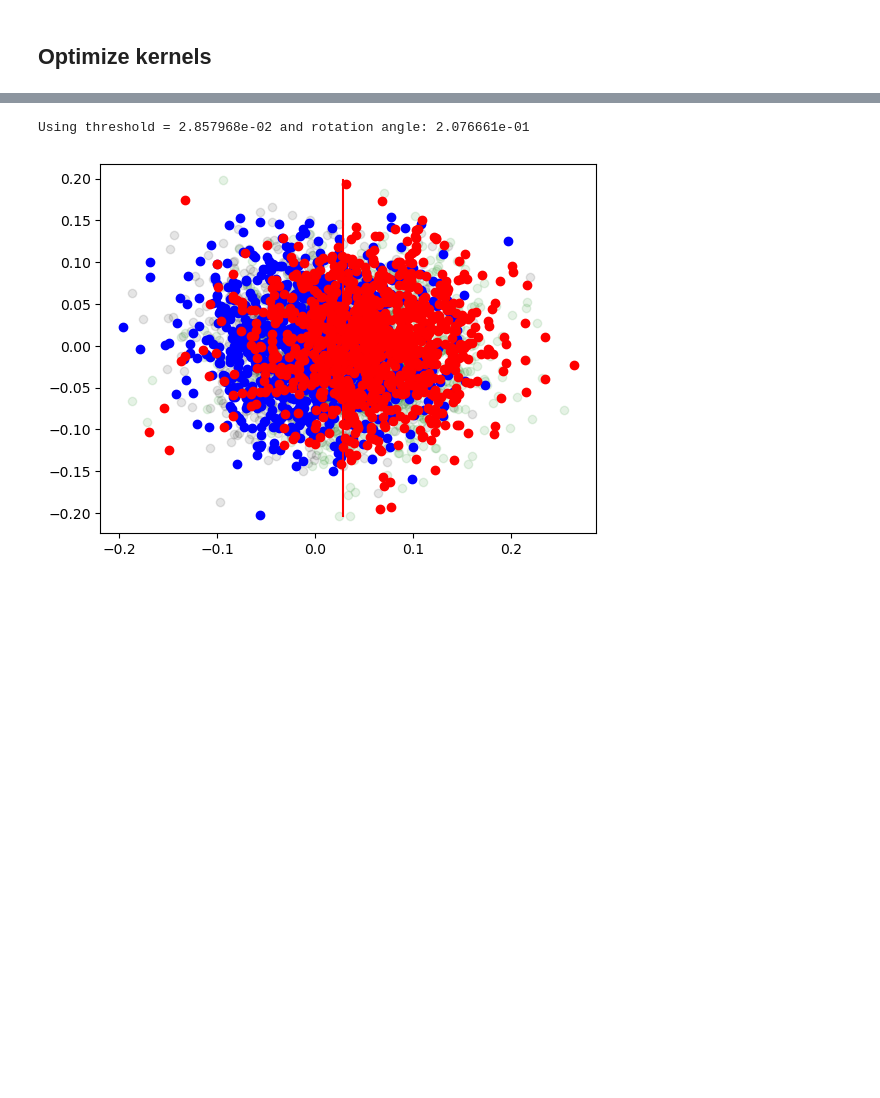
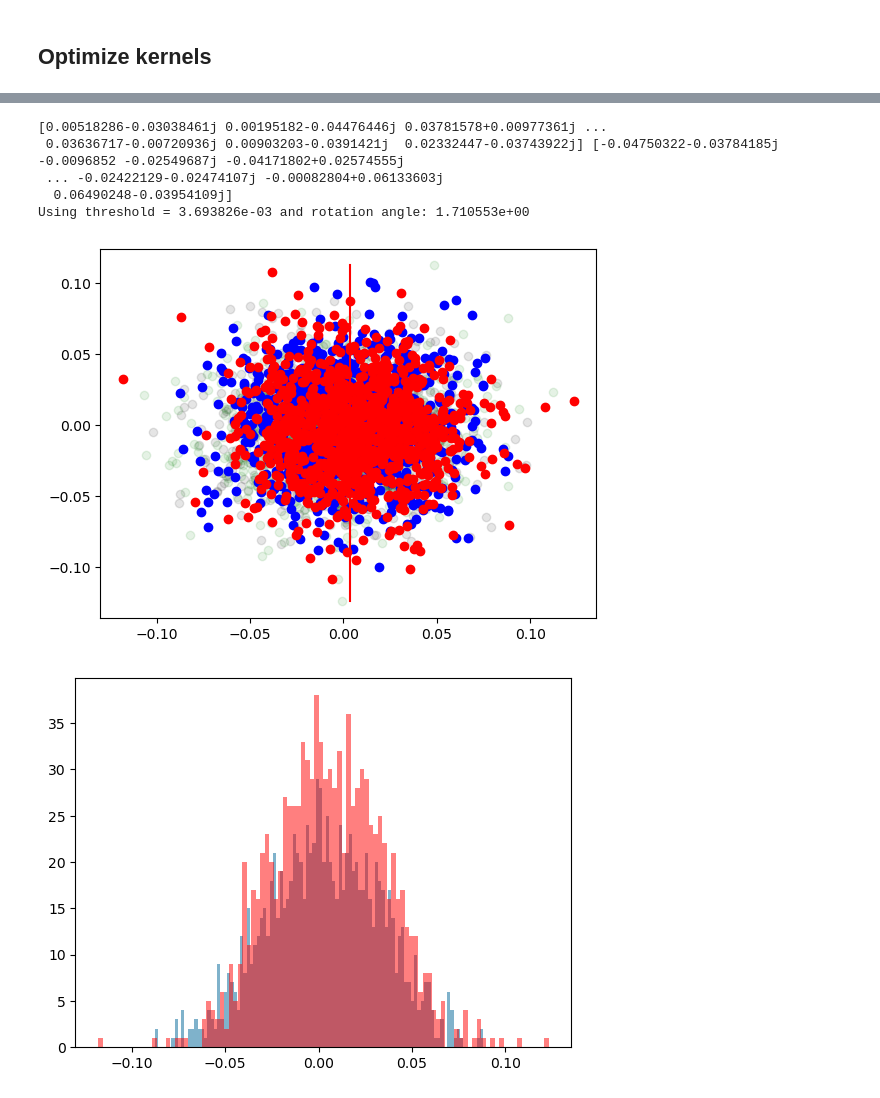
Before and after one commit to ngchihuan/Tune_up_scripts, a Jupyter notebook: Tune_Up_Active_Reset.ipynb, the cells around one changed output, grey strips where cells are left out. Cells and saved outputs as stored; diff of their text form; code cells hidden in the pictures; blank space fills up the shorter version.

```diff
--- a/Tune_Up_Active_Reset.ipynb
+++ b/Tune_Up_Active_Reset.ipynb
@@ -1070,11 +1078,8 @@ c:\Users\ZI_at_PSI\code\Tune_up_scripts\gnd_ref_2023-09-25-15-35-00.html
 # %%
-# resonator_spectroscopy gnd
-exc_ref = exp_ref_trace(
+exc_ref = gen_exp_ref_trace_exc(
     transmon_list[0],
     drive_pulse = qubit_drive_pulse,
     readout_pulse=readout_pulse,
-    measure_range=-25,
-    acquire_range=-5,
     num_averages=2**13,
 )
 session.connect(do_emulation=False, reset_devices=True)
@@ -1136,6 +1152,7 @@ def exp_int(
     readout_pulse,
     integration_kernel,
     num_averages=2**8,
+    use_modulated_kernel=False,
 ):
     # Create resonator spectroscopy experiment - uses only readout drive and signal acquisition
     exp_int = Experiment(
@@ -1177,20 +1194,31 @@ def exp_int(
                 integration_kernel=integration_kernel,
                 reset_delay=qubit.parameters.user_defined["reset_delay_length"],
             )
+    if not use_modulated_kernel:
+        cal = Calibration()
+
+        cal[f"acquire_{qubit.uid}"] = SignalCalibration(
+            oscillator=Oscillator(frequency=0)
+        )
+        exp_int.set_calibration(cal)
     return exp_int
+# %%
+normalized_samples_kernel=samples_kernel/np.max(np.abs(samples_kernel))
 # %%
 do_rotation = True
-rotation_angle=0
-integration_kernel = pulse_library.sampled_pulse_complex(
-        samples_kernel * np.exp(1j * rotation_angle)
+modulate_kernel = False
+rotation_angle=1.355
+int_kernel = pulse_library.sampled_pulse_complex(
+        normalized_samples_kernel * np.exp(1j * rotation_angle)
     )
-integration_kernel = readout_pulse
+#int_kernel = integration_kernel
 my_exp = exp_int(
     transmon_list[0],
     qubit_drive_pulse,
-    integration_kernel=integration_kernel,
+    integration_kernel=int_kernel,
     readout_pulse=readout_pulse,
     num_averages=2**10,
+    use_modulated_kernel=modulate_kernel,
 )
 
 session.connect(do_emulation=False, reset_devices=True)
@@ -1211,40 +1240,50 @@ res_int = session.run(my_exp)
 # %%
 res0 = res_int.get_data("q0_int_g")
 res1 = res_int.get_data("q0_int_e")
+print(res0,res1)
 
 connect_vector = np.median(res1) - np.median(res0)
 if do_rotation:
     rotation_angle = -np.angle(connect_vector)
 else:
     rotation_angle = 0
 
 res0_rot = res0 * np.exp(1j * rotation_angle)
 res1_rot = res1 * np.exp(1j * rotation_angle)
 
 my_threshold = (np.median(res0_rot.real) + np.median(res1_rot.real)) / 2
 
 if do_rotation:
     plt.scatter(res0.real, res0.imag, c="k", alpha=0.1)
     plt.scatter(res1.real, res1.imag, c="g", alpha=0.1)
 
 plt.scatter(res0_rot.real, res0_rot.imag, c="b")
 plt.scatter(res1_rot.real, res1_rot.imag, c="r")
 plt.plot(
     [my_threshold, my_threshold],
     [
         min([*res0_rot.imag, *res1_rot.imag, *res0.imag, *res1.imag]),
         max([*res0_rot.imag, *res1_rot.imag, *res0.imag, *res1.imag]),
     ],
     "r",
 )
 if do_rotation:
     print(f"Using threshold = {my_threshold:e} and rotation angle: {rotation_angle:e}")
 else:
     print(f"Using threshold={my_threshold:e}")
 
-# plt.figure()
-# plt.hist(res0_rot.real, bins=100, alpha=0.5)
-# plt.hist(res1_rot.real, bins=100, alpha=0.5)
+plt.figure()
+plt.hist(res0_rot.real, bins=100, alpha=0.5);
+plt.hist(res1_rot.real, bins=100, alpha=0.5);
+
+plt.figure()
+plt.hist(res0_rot.imag, bins=100, alpha=0.5);
+plt.hist(res1_rot.imag, bins=100, alpha=0.5);
 # %% [output]
-Using threshold = 2.857968e-02 and rotation angle: 2.076661e-01
+[0.00518286-0.03038461j 0.00195182-0.04476446j 0.03781578+0.00977361j ...
+ 0.03636717-0.00720936j 0.00903203-0.0391421j  0.02332447-0.03743922j] [-0.04750322-0.03784185j -0.0096852 -0.02549687j -0.04171802+0.02574555j
+ ... -0.02422129-0.02474107j -0.00082804+0.06133603j
+  0.06490248-0.03954109j]
+Using threshold = 3.693826e-03 and rotation angle: 1.710553e+00
-[figure, old version]
+[figure, new version]
+[figure, added]
```
Also changed, not shown: parts of 34 cells of this notebook, 1 other file.
